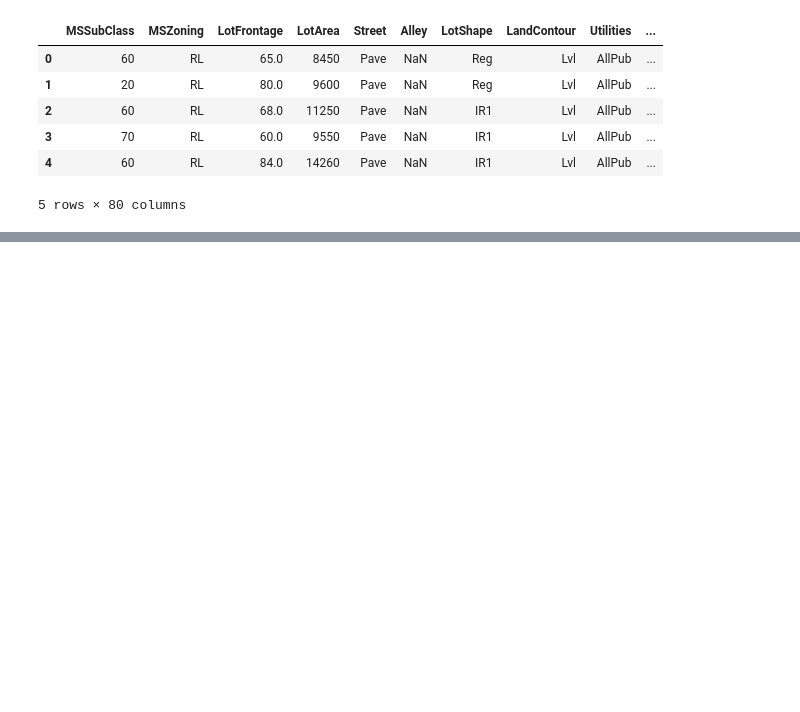
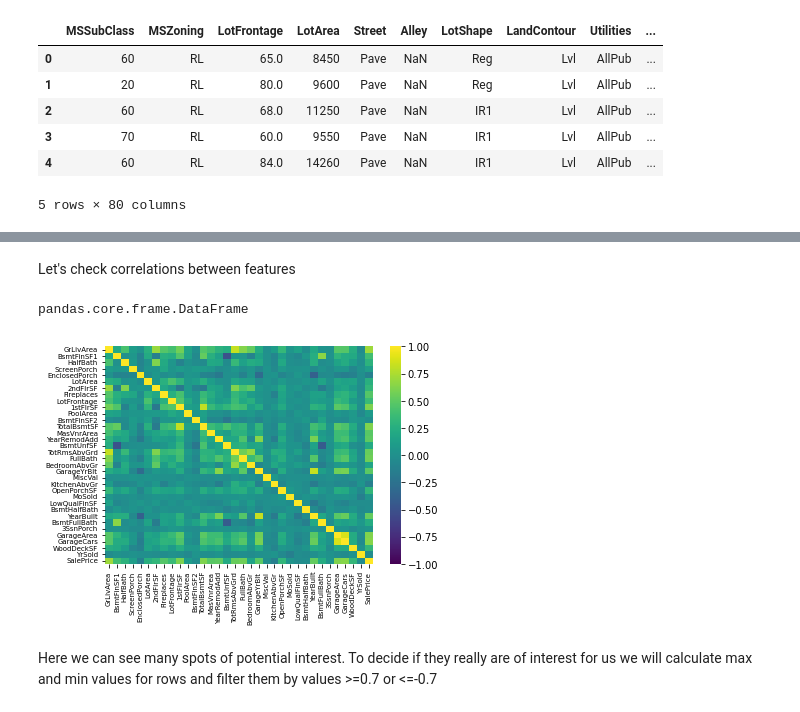
Before and after one commit to sharuhinda/adv_regression_example, a Jupyter notebook: data_exploration.ipynb, the cells around one changed output, grey strips where cells are left out. Saved outputs shown, nothing was run; the diff lists cells and outputs as text; code cells hidden in the pictures; blank space fills up the shorter version.

Commit message:
First attempt to analyze data and create preparation and cleaning algorithm

```diff
--- a/data_exploration.ipynb
+++ b/data_exploration.ipynb
@@ -207,3 +194,0 @@ nan_ratios
-# %%
-df.fillna(value={'Alley': 'NoAly', 'PoolQC': 'NoPool', 'Fence': 'NoFence'}, inplace=True)
-df.info()
@@ -254,0 +197,4 @@ sns.relplot(data=df, x='LotArea', y='SalePrice')
+# %%
+opt_column_types = suggest_num_columns_dtypes(df)
+df = df.astype(opt_column_types)
+df.info()
@@ -254,0 +227,22 @@ sns.relplot(data=df, x='LotArea', y='SalePrice')
+# %%
+# split columns to numerical and category type to ease further operations
+target_feat = 'SalePrice'
+num_feat = set()
+cat_feat = set()
+for name in ['MSSubClass', 'OverallQual', 'OverallCond']:
+    cat_feat.add(name)
+
+for column in df.columns:
+    if (df[column].dtype != 'object') and (column not in cat_feat):
+        num_feat.add(column)
+    else:
+        cat_feat.add(column)
+
+cat_feat = list(cat_feat)
+num_feat = list(num_feat)
+
+# and we have to exclude SalePrice from features list as it is our target feature
+num_feat.remove(target_feat)
+
+print('Categorical features (total {}):\n'.format(len(cat_feat)), cat_feat)
+print('Numerical features (total: {}):\n'.format(len(num_feat)), num_feat)
@@ -254,0 +329,15 @@ sns.relplot(data=df, x='LotArea', y='SalePrice')
+# %% [markdown]
+Let's check correlations between features
+# %%
+corr_matrix = df[num_feat+['SalePrice']].corr()
+type(corr_matrix)
+# %% [output]
+pandas.core.frame.DataFrame
+# %%
+g = sns.heatmap(data=corr_matrix, vmin=-1.0, vmax=1.0, xticklabels=1, yticklabels=1, cmap='viridis')
+g.set_xticklabels(g.get_xticklabels(), fontsize = 7)
+g.set_yticklabels(g.get_yticklabels(), fontsize = 7);
+# %% [output]
+[figure, added]
+# %% [markdown]
+Here we can see many spots of potential interest. To decide if they really are of interest for us we will calculate max and min values for rows and filter them by values >=0.7 or <=-0.7
```
Also changed, not shown: parts of 164 cells of this notebook, 4 other files.
